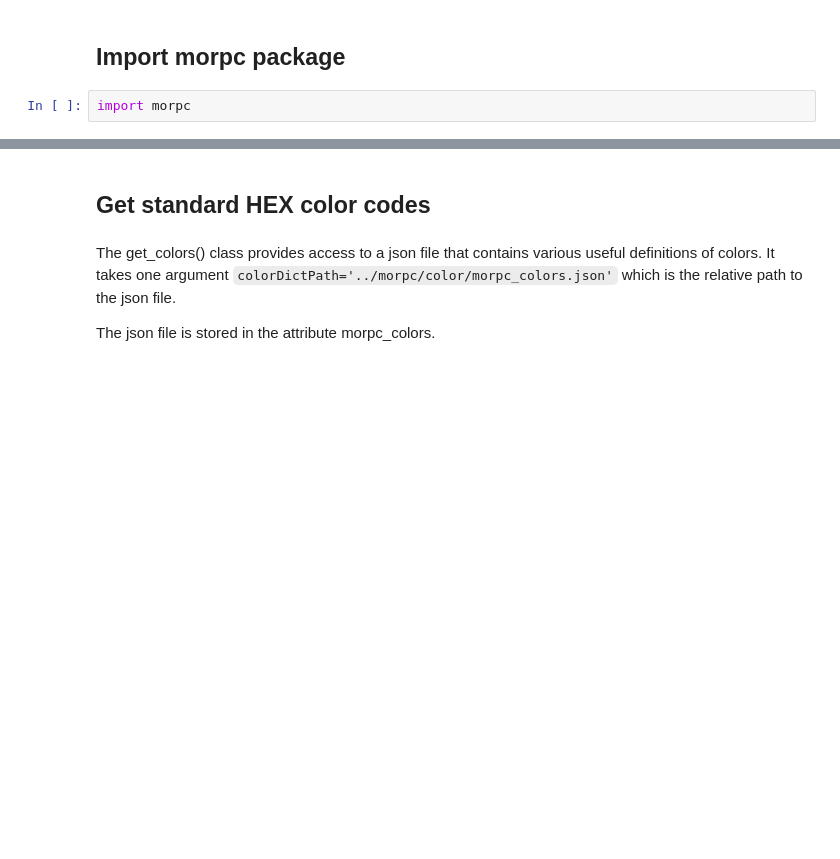
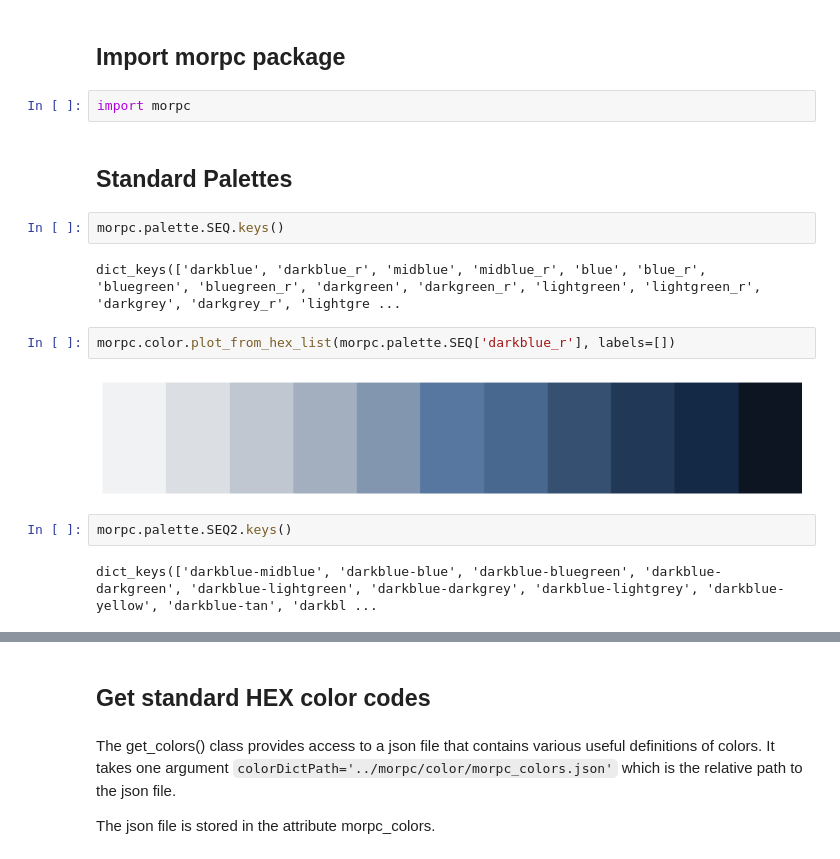
Before and after one commit to morpc/morpc-py, a Jupyter notebook: docs/09-morpc-color-demo.ipynb, the cells around one changed output, grey strips where cells are left out. Drawn from its saved outputs; the diff is of its cells as text; blank space fills up the shorter version.

Commit message:
Include palette to docs, complete gradients

```diff
--- a/docs/09-morpc-color-demo.ipynb
+++ b/docs/09-morpc-color-demo.ipynb
@@ -4,3 +4,17 @@
 ## Import morpc package
 # %%
 import morpc
+# %% [markdown]
+## Standard Palettes
+# %%
+morpc.palette.SEQ.keys()
+# %% [output]
+dict_keys(['darkblue', 'darkblue_r', 'midblue', 'midblue_r', 'blue', 'blue_r', 'bluegreen', 'bluegreen_r', 'darkgreen', 'darkgreen_r', 'lightgreen', 'lightgreen_r', 'darkgrey', 'darkgrey_r', 'lightgre ...
+# %%
+morpc.color.plot_from_hex_list(morpc.palette.SEQ['darkblue_r'], labels=[])
+# %% [output]
+[figure, added]
+# %%
+morpc.palette.SEQ2.keys()
+# %% [output]
+dict_keys(['darkblue-midblue', 'darkblue-blue', 'darkblue-bluegreen', 'darkblue-darkgreen', 'darkblue-lightgreen', 'darkblue-darkgrey', 'darkblue-lightgrey', 'darkblue-yellow', 'darkblue-tan', 'darkbl ...
```
Also changed, not shown: parts of 35 cells of this notebook, 5 other files.
